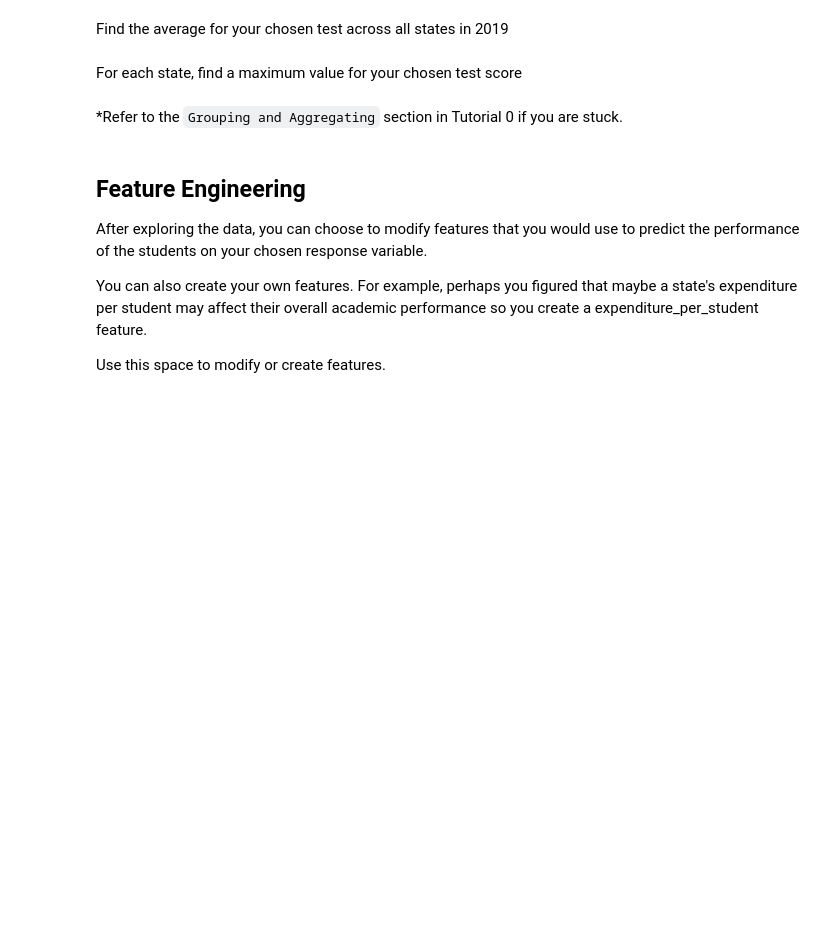
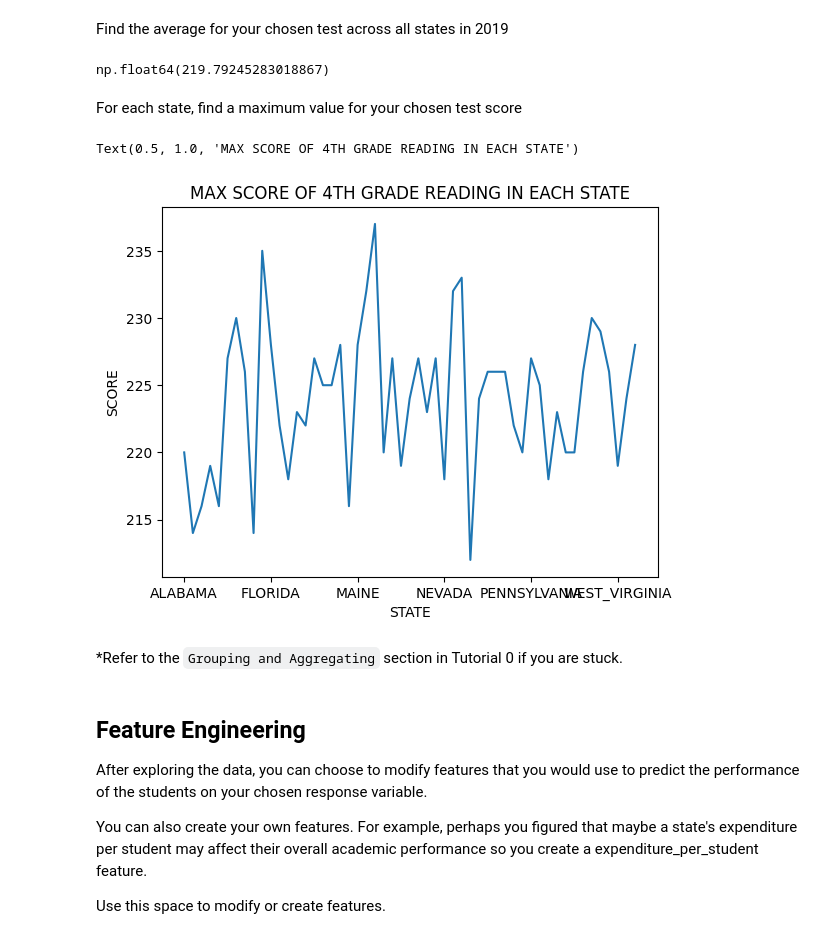
Before and after one commit to Aqsarw/MDST-Tutorial, a Jupyter notebook: MDST-Onboarding-main/tutorial1/checkpoint1.ipynb, the cells around one changed output. Drawn from its saved outputs; the diff is of its cells as text; code cells hidden in the pictures; blank space fills up the shorter version.

```diff
--- a/MDST-Onboarding-main/tutorial1/checkpoint1.ipynb
+++ b/MDST-Onboarding-main/tutorial1/checkpoint1.ipynb
@@ -80,2 +105,7 @@ Find the average for your chosen test across all states in 2019
+# %%
+# Average of 4th grade reading score in year 2019
+df.loc[df['YEAR']==2019, 'AVG_READING_4_SCORE'].mean()
+# %% [output]
+np.float64(219.79245283018867)
 # %% [markdown]
 For each state, find a maximum value for your chosen test score
@@ -84,3 +112,12 @@ For each state, find a maximum value for your chosen test score
+# %%
+#find max score of 4th grade reading in each state
+df.groupby('STATE')
+df.groupby('STATE')['AVG_READING_4_SCORE'].max().plot()
+plt.ylabel('SCORE')
+plt.title('MAX SCORE OF 4TH GRADE READING IN EACH STATE')
+# %% [output]
+Text(0.5, 1.0, 'MAX SCORE OF 4TH GRADE READING IN EACH STATE')
+[figure, added]
 # %% [markdown]
 *Refer to the `Grouping and Aggregating` section in Tutorial 0 if you are stuck.
 # %% [markdown]
```
Also changed, not shown: parts of 21 cells of this notebook.
